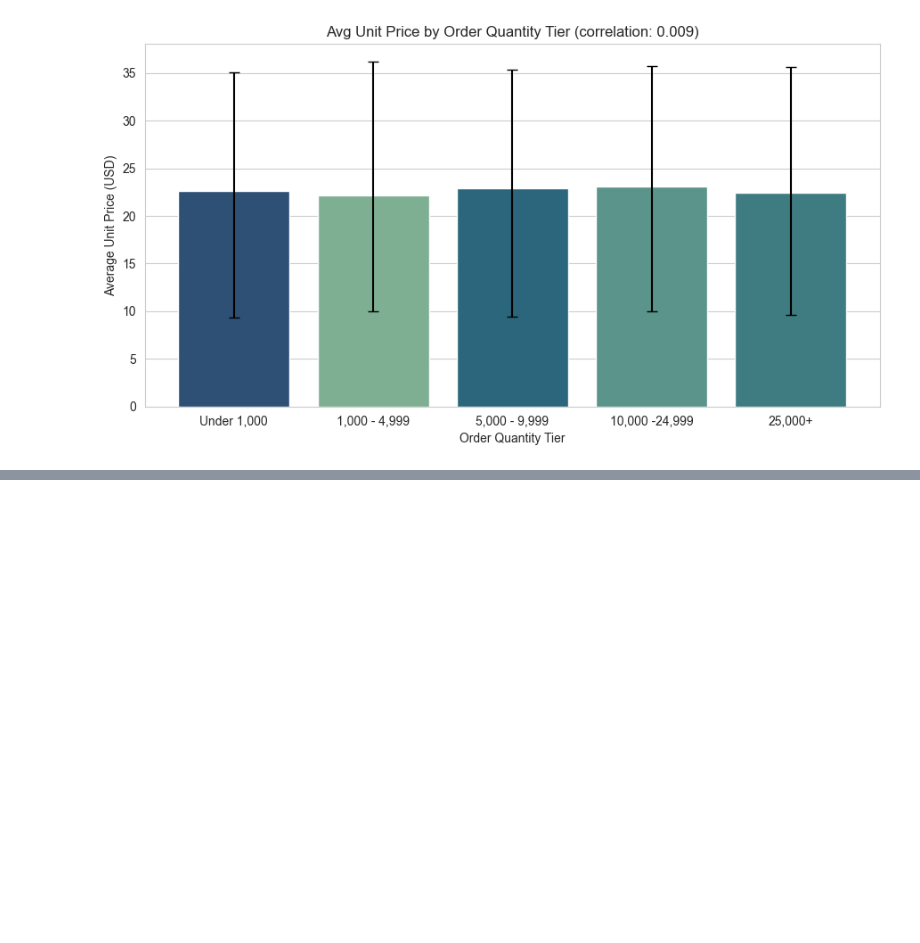
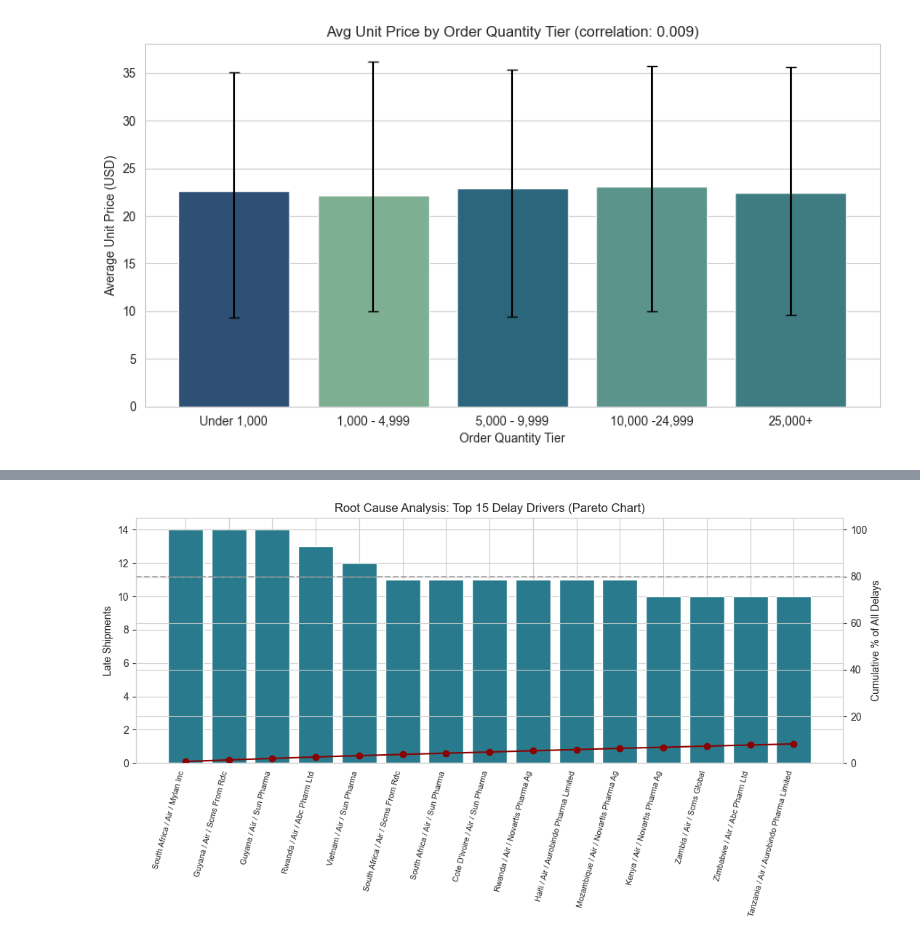
Before and after one commit to yashmonde24/Supply-Chain-Shipment-Pricing-And-Delivery-Risk-Analysis, a Jupyter notebook: python/kpi_analysis.ipynb, the cells around one changed output, grey strips where cells are left out. Drawn from its saved outputs; the diff is of its cells as text; code cells hidden in the pictures; blank space fills up the shorter version.

```diff
--- a/python/kpi_analysis.ipynb
+++ b/python/kpi_analysis.ipynb
@@ -484,0 +565,87 @@ Quantity-to-price correlation: 0.009
+# %%
+
+# Pull late shipment
+query_rca = """
+        SELECT
+            country, shipment_mode, vendor,
+            COUNT(*) AS late_shipments
+        FROM clean_shipment_pricing
+        WHERE is_on_time = 'NO'
+        GROUP BY country, shipment_mode, vendor
+        ORDER BY late_shipments DESC;
+        """
+drivers = pd.read_sql(query_rca, engine)
+drivers["combo"] = drivers["country"] + " / " + drivers["shipment_mode"] + " / " + drivers["vendor"]
+
+total_late = drivers["late_shipments"].sum()
+print(f"Total late shipments: {total_late}")
+print(f"Total unique country/mode/vendor combinations involved: {len(drivers)}")
+
+# Pareto calculation: running share of total delays
+drivers["cumulative_late"] = drivers["late_shipments"].cumsum()
+drivers["cumulative_pct"] = round(100 * drivers["cumulative_late"] / total_late, 2)
+
+# How many combos does it take to reach 80% of all delays?
+combos_for_80pct = (drivers["cumulative_pct"] <= 80).sum() + 1
+pct_of_all_combos = round(100 * combos_for_80pct / len(drivers), 2)
+
+print(f"\n It takes {combos_for_80pct} combinations ({pct_of_all_combos}% of all "
+      f"{len(drivers)} combos) to account for 80% of late shipments.")
+
+if pct_of_all_combos <= 30:
+    verdict = "Taregted Problem : A small number of specific combos drive most delays. Fix those first."
+else:
+    verdict = "Systematic Problem : Delays are spread broadly. A targeted fix alone won't move the number much."
+print(f"\nVerdict: {verdict}")
+
+# Shows top contributors
+print("\n--- Top 10 root causes ---")
+print(drivers[["combo", "late_shipments", "cumulative_pct"]].head(10).to_string(index=False))
+
+# Pareto chart
+top_n = drivers.head(15).copy()
+
+fig, ax1 = plt.subplots(figsize=(11, 6))
+ax1.bar(range(len(top_n)), top_n["late_shipments"], color=sns.color_palette("crest")[3])
+
+ax1.set_xticks(range(len(top_n)))
+ax1.set_xticklabels(top_n["combo"], rotation=75, ha="right", fontsize=8)
+ax1.set_ylabel("Late Shipments")
+
+ax2 = ax1.twinx()
+ax2.plot(range(len(top_n)), top_n["cumulative_pct"], color="darkred", marker="o")
+ax2.axhline(80, color="gray", linestyle="--", alpha=0.6)
+
+ax2.set_ylabel("Cumulative % of All Delays")
+ax2.set_ylim(0, 105)
+
+plt.title("Root Cause Analysis: Top 15 Delay Drivers (Pareto Chart)")
+plt.tight_layout()
+plt.savefig("root_cause_pareto.png", dpi=120)
+plt.show()
+plt.close()
+
+# Check each factor on its own (vendor alone, country alone, modealone).
+# A combo-level Pareto can look "systemic" while one single
+# factor is actually doing most of the damage - this catches that.
+def single_factor_pareto(column_name, label):
+    q = f"""
+         SELECT {column_name} AS factor, COUNT(*) AS late_shipments
+         FROM clean_shipment_pricing
+         WHERE is_on_time = 'NO'
+         GROUP BY {column_name}
+         ORDER BY late_shipments DESC;
+        """
+    d = pd.read_sql(q, engine)
+    d["cumulative_pct"] = round(100 * d["late_shipments"].cumsum() / d["late_shipments"].sum(), 1)
+    n_for_80 = (d["cumulative_pct"] <= 80).sum() + 1
+    pct_of_total = round(100 * n_for_80 / len(d), 1)
+    print(f"\n{label}: {n_for_80} of {len(d)} values ({pct_of_total}%) account for 80% of delays")
+    print(d.head(3).to_string(index=False))
+    return d
+
+print("\n Single-factor check: Is one dimension driving the problem? ")
+vendor_pareto = single_factor_pareto("vendor", "By Vendor")
+country_pareto = single_factor_pareto("country", "By Country")
+mode_pareto = single_factor_pareto("shipment_mode", "By Shipment Mode")
+# %% [output]
@@ -484,0 +671 @@ Quantity-to-price correlation: 0.009
+[figure, added]
```
Also changed, not shown: parts of 34 cells of this notebook, 3 other files.
